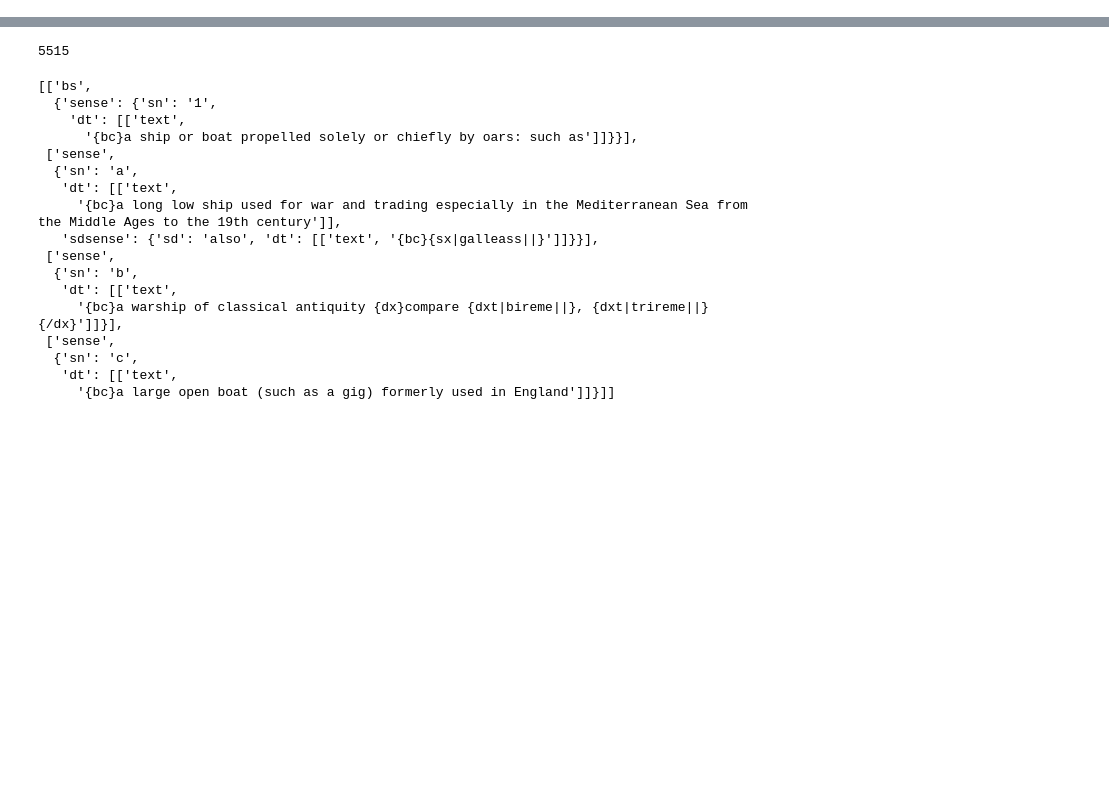
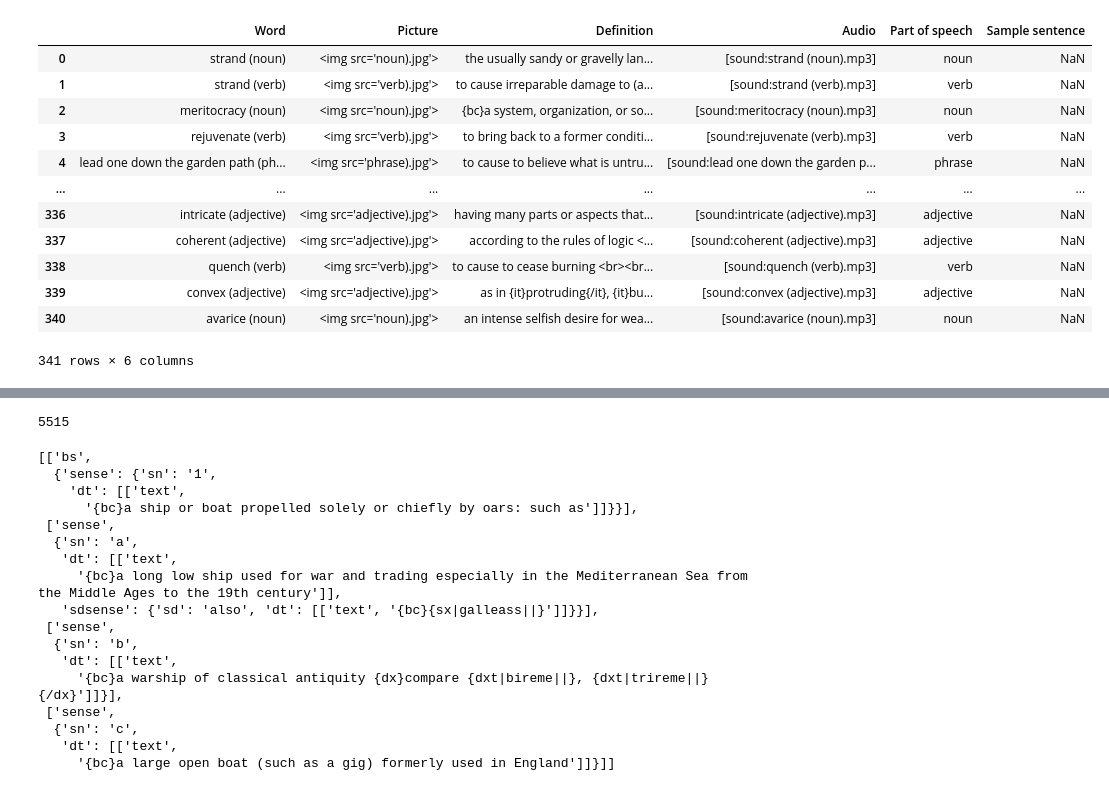
Before and after one commit to artursil/dict_to_anki, a Jupyter notebook: webster.ipynb, the cells around one changed output, grey strips where cells are left out. Saved outputs shown, nothing was run; the diff lists cells and outputs as text; code cells hidden in the pictures; blank space fills up the shorter version.

```diff
--- a/webster.ipynb
+++ b/webster.ipynb
@@ -12,3 +12,21 @@ from copy import copy
 from pathlib import Path
 from google_images_download import google_images_download
 response = google_images_download.googleimagesdownload()
+# %%
+df = pd.read_csv("webster.csv", index_col=False, header=None, names=["Word", "Picture", "Definition", "Audio", "Part of speech", "Sample sentence"])
+# %%
+df
+# %% [output]
+|  | Word | Picture | Definition | Audio | Part of speech | Sample sentence |
+| 0 | strand (noun) | <img src='noun).jpg'> | the usually sandy or gravelly lan... | [sound:strand (noun).mp3] | noun | NaN |
+| 1 | strand (verb) | <img src='verb).jpg'> | to cause irreparable damage to (a... | [sound:strand (verb).mp3] | verb | NaN |
+| 2 | meritocracy (noun) | <img src='noun).jpg'> | {bc}a system, organization, or so... | [sound:meritocracy (noun).mp3] | noun | NaN |
+| 3 | rejuvenate (verb) | <img src='verb).jpg'> | to bring back to a former conditi... | [sound:rejuvenate (verb).mp3] | verb | NaN |
+| 4 | lead one down the garden path (ph... | <img src='phrase).jpg'> | to cause to believe what is untru... | [sound:lead one down the garden p... | phrase | NaN |
+| ... | ... | ... | ... | ... | ... | ... |
+| 336 | intricate (adjective) | <img src='adjective).jpg'> | having many parts or aspects that... | [sound:intricate (adjective).mp3] | adjective | NaN |
+| 337 | coherent (adjective) | <img src='adjective).jpg'> | according to the rules of logic <... | [sound:coherent (adjective).mp3] | adjective | NaN |
+| 338 | quench (verb) | <img src='verb).jpg'> | to cause to cease burning <br><br... | [sound:quench (verb).mp3] | verb | NaN |
+| 339 | convex (adjective) | <img src='adjective).jpg'> | as in {it}protruding{/it}, {it}bu... | [sound:convex (adjective).mp3] | adjective | NaN |
+| 340 | avarice (noun) | <img src='noun).jpg'> | an intense selfish desire for wea... | [sound:avarice (noun).mp3] | noun | NaN |
+341 rows × 6 columns
```
Also changed, not shown: parts of 8 cells of this notebook, 4 other files.
